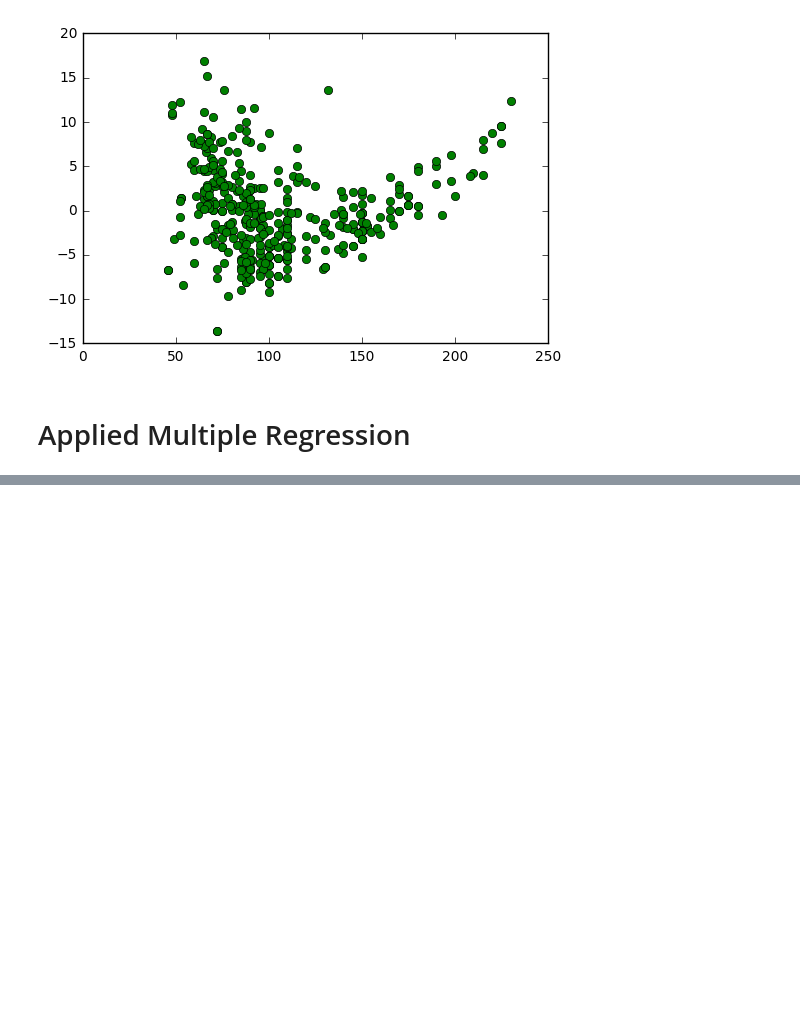
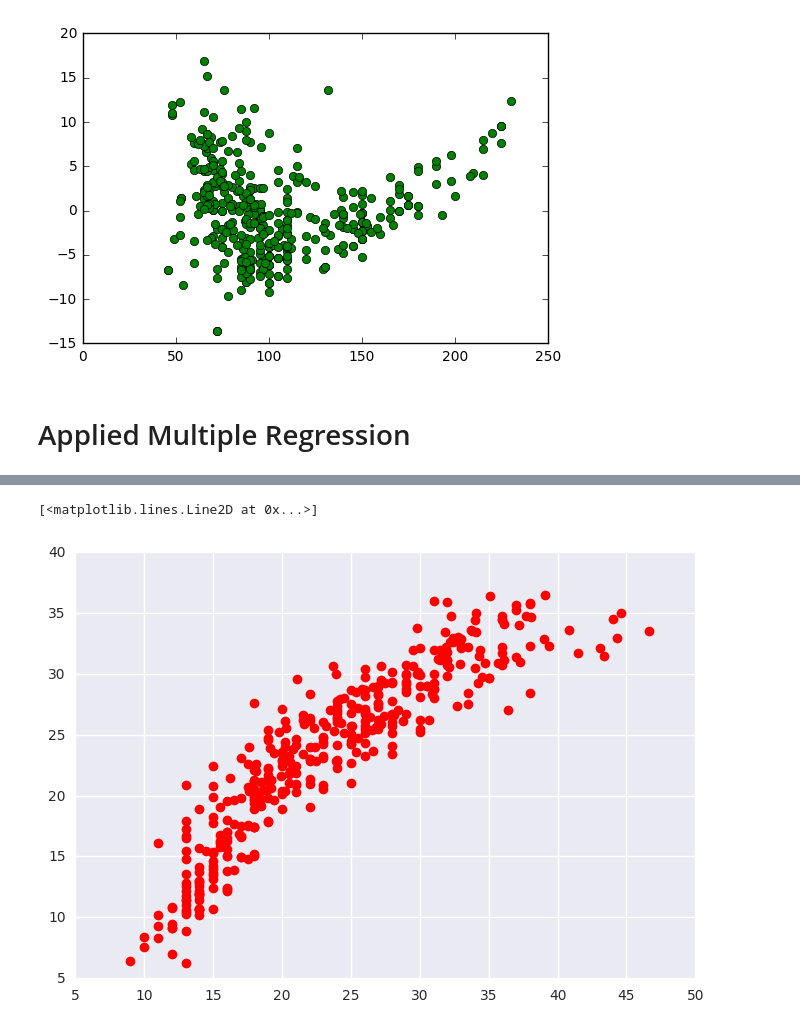
Before and after one commit to ishaanv/isl-labs-python, a Jupyter notebook: Linear Regression Lab.ipynb, the cells around one changed output, grey strips where cells are left out. Saved outputs shown, nothing was run; the diff lists cells and outputs as text; code cells hidden in the pictures; blank space fills up the shorter version.

```diff
--- a/Linear Regression Lab.ipynb
+++ b/Linear Regression Lab.ipynb
@@ -456,0 +441,12 @@ auto_df.corr()
+# %%
+# multiple linear regression
+predictors = list(auto_df.columns)
+# %%
+predictors.remove('name')
+predictors.remove('mpg')
+# %%
+import statsmodels.api as sma
+y = auto_df['mpg']
+X = auto_df[predictors]
+X = sma.add_constant(X)
+res = sma.OLS(y, X).fit()
@@ -456,0 +483,12 @@ auto_df.corr()
+# %%
+# 4 kinds of diagnostic plots
+# - residual vs fitted
+# TODO why the resid's scalar values
+# shouldnt they be in the p-1 dimension
+plt.plot(auto_df['mpg'], res.fittedvalues, 'ro')
+# - Normal QQ
+# - Scale location
+# - Residuals vs Leverage
+# %% [output]
+[<matplotlib.lines.Line2D at 0x...>]
+[figure, added]
```
Also changed, not shown: parts of 24 cells of this notebook.
